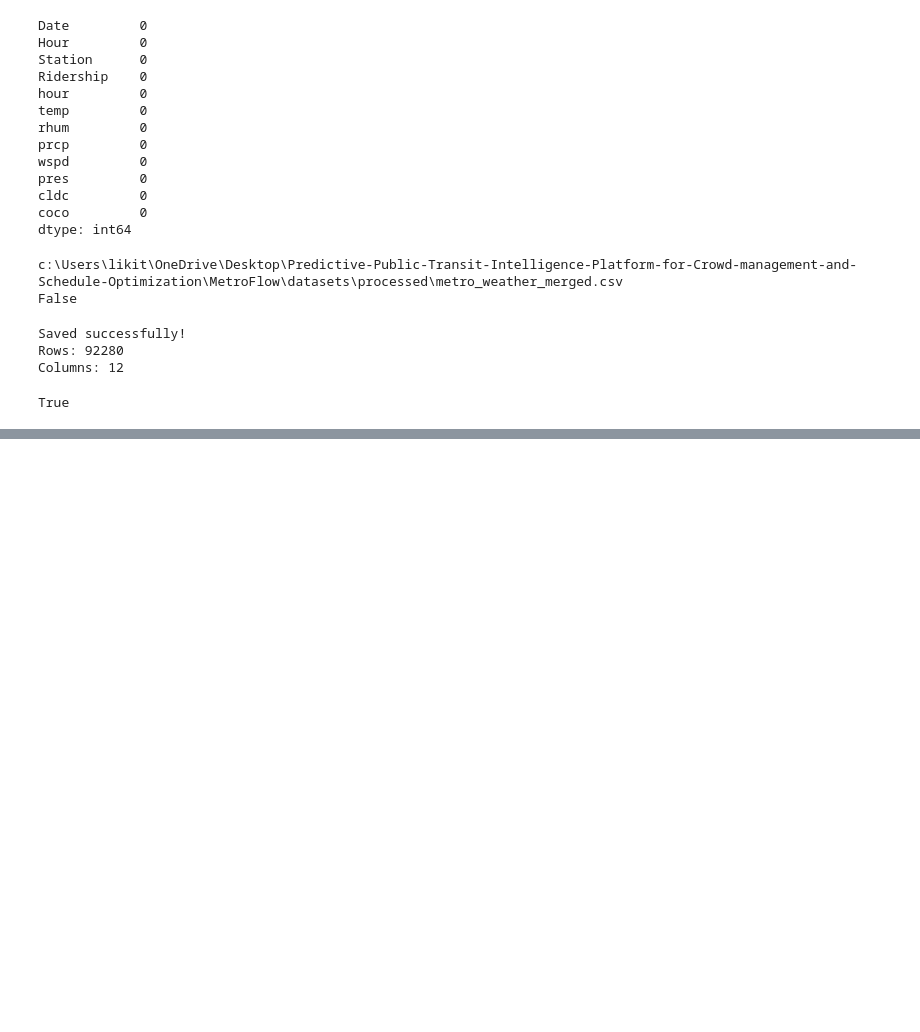
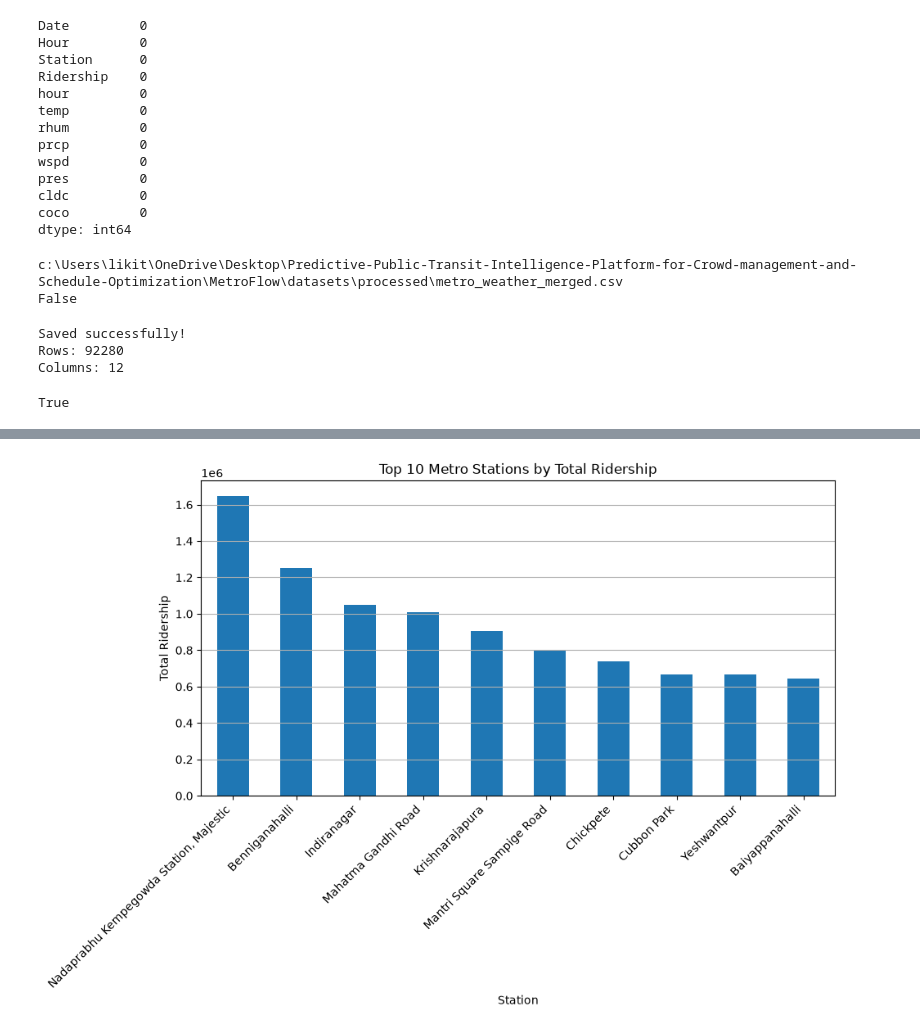
Before and after one commit to springboardmentor443m-coder/Predictive-Public-Transit-Intelligence-Platform-for-Crowd-Management-and-Schedule-Optimization, a Jupyter notebook: MetroFlow/ai/dataset_analysis.ipynb, the cells around one changed output, grey strips where cells are left out. Cells and saved outputs as stored; diff of their text form; code cells hidden in the pictures; blank space fills up the shorter version.

Commit message:
Add demand prediction and crowd analysis

```diff
--- a/MetroFlow/ai/dataset_analysis.ipynb
+++ b/MetroFlow/ai/dataset_analysis.ipynb
@@ -194,0 +225,10 @@ True
+# %%
+# Station-wise ridership analysis
+
+station_ridership = (
+    merged_df.groupby("Station")["Ridership"]
+    .agg(["sum", "mean", "max"])
+    .sort_values("sum", ascending=False)
+)
+
+station_ridership.head(10)
@@ -194,0 +248,16 @@ True
+# %%
+# Top 10 busiest stations by total ridership
+
+station_ridership["sum"].head(10).plot(
+    kind="bar",
+    figsize=(10, 5)
+)
+
+plt.title("Top 10 Metro Stations by Total Ridership")
+plt.xlabel("Station")
+plt.ylabel("Total Ridership")
+plt.xticks(rotation=45, ha="right")
+plt.grid(axis="y")
+plt.show()
+# %% [output]
+[figure, added]
```
Also changed, not shown: parts of 44 cells of this notebook, 2 other files.
